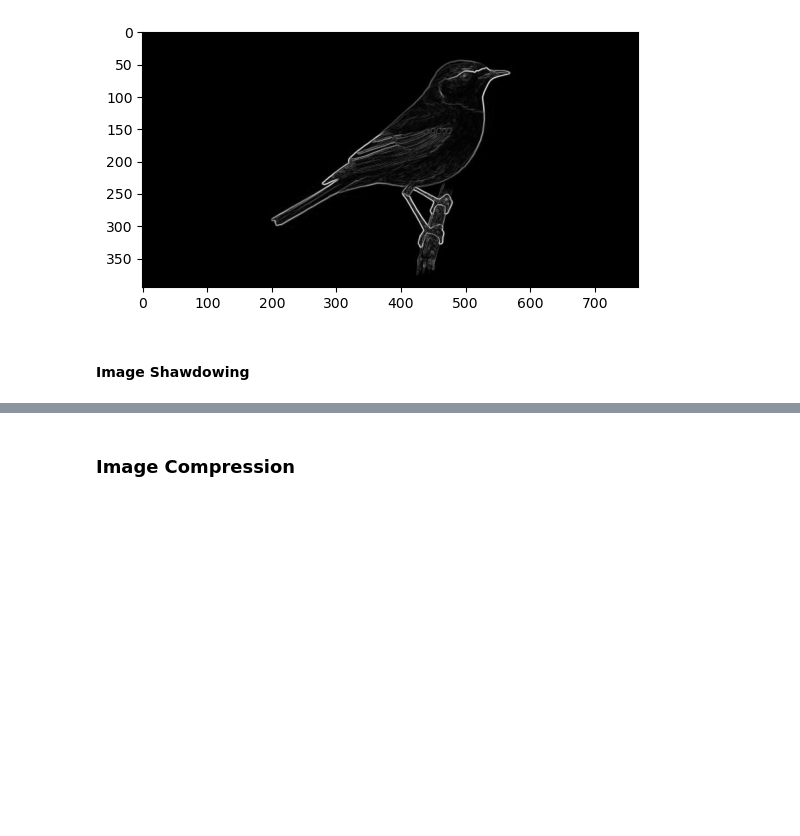
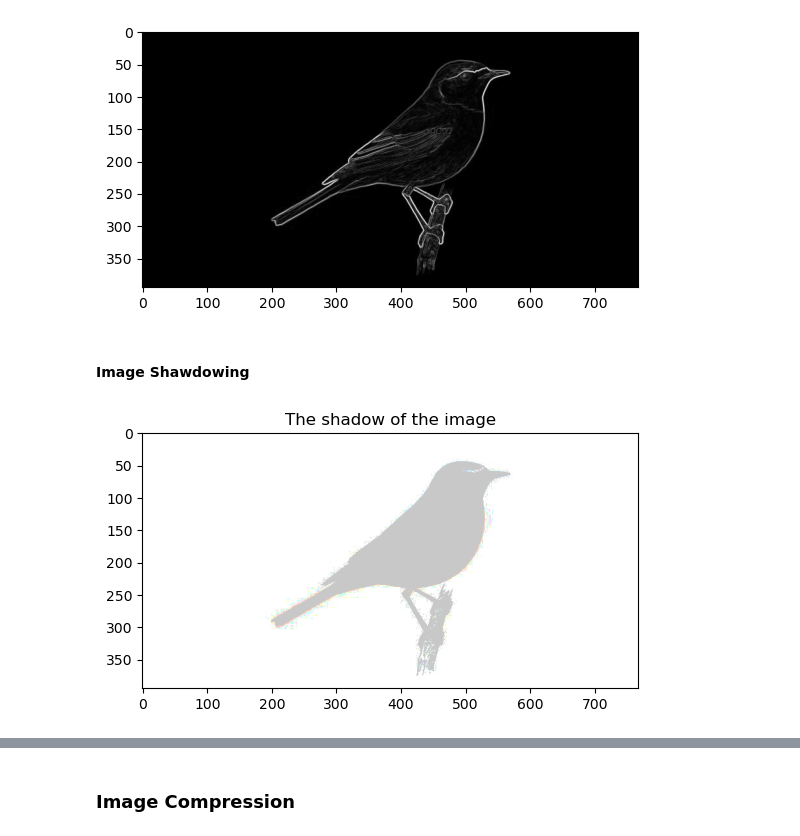
Before and after one commit to Simon-157/digital-image-processing, a Jupyter notebook: main.ipynb, the cells around one changed output, grey strips where cells are left out. Cells and saved outputs as stored; diff of their text form; code cells hidden in the pictures; blank space fills up the shorter version.

```diff
--- a/main.ipynb
+++ b/main.ipynb
@@ -310,0 +212,19 @@ PIL_image
+# %%
+def get_shadow(original_image):
+    """
+    It takes an image and returns a copy of the image with all pixels that are not white (249) changed
+    to a dark gray (198)
+    :param original_image: the original image
+    :return: The shadow of the image
+    """
+    image = np.copy(original_image)
+    for i in range (0,len(image)):
+        for j in range (0,len(image[i])):
+            for color in range (0,len(image[i,j])):
+                if image[i,j,color] < 250:
+                    image[i,j,color] = 200
+
+    plt.imshow(image)
+    plt.title("The shadow of the image")
+    plt.show()
+    return image
@@ -310,0 +259,6 @@ PIL_image
+# %%
+dove = img.imread("images/dove.jpg")
+# %%
+dove_shadow = get_shadow(dove)
+# %% [output]
+[figure, added]
```
Also changed, not shown: parts of 15 cells of this notebook, 18 other files.
